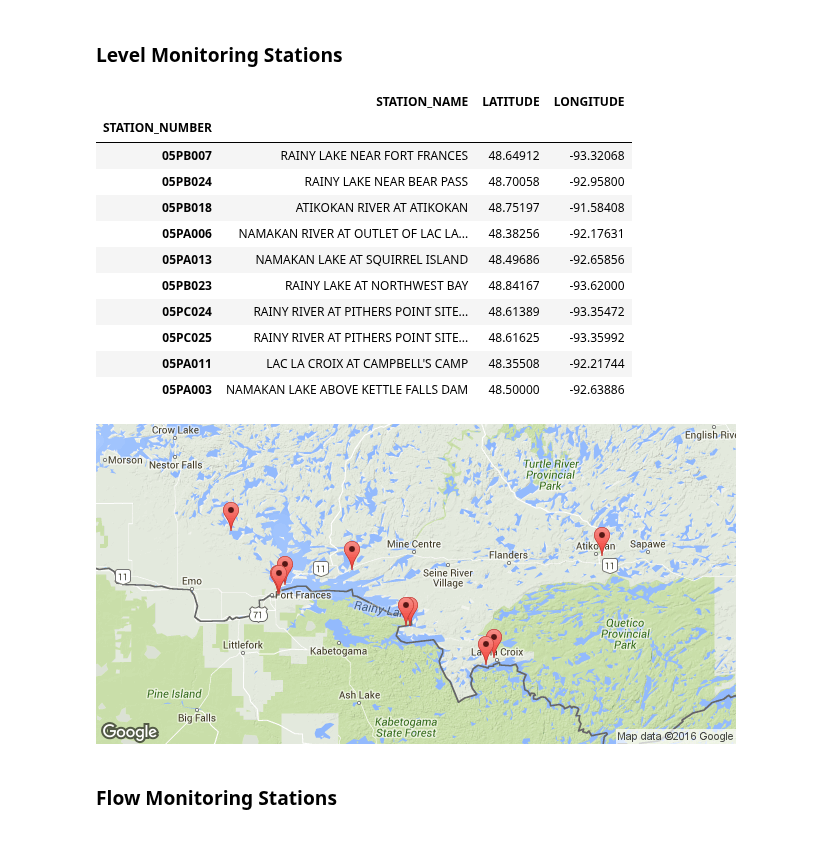
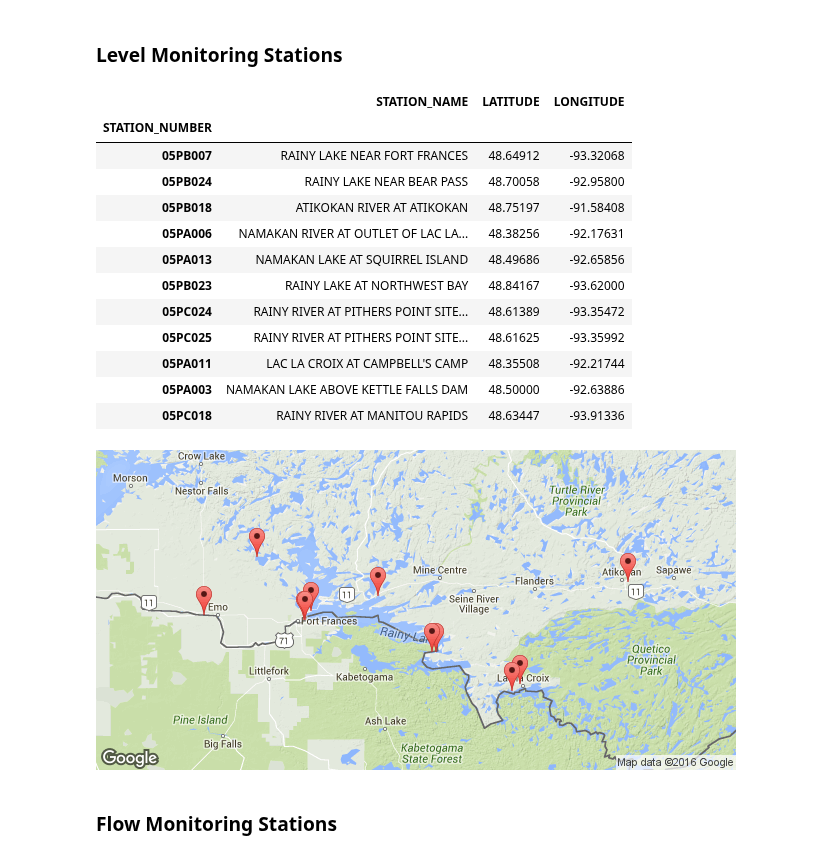
Before and after one commit to kmcgarry7/Rainy-Lake-Hydrology, a Jupyter notebook: notebooks/Water_Survey_of_Canada.ipynb, the cells around one changed output. Saved outputs shown, nothing was run; the diff lists cells and outputs as text; code cells hidden in the pictures.

Commit message:
Add Manitou rapids to the list of cached flow and level data

```diff
--- a/notebooks/Water_Survey_of_Canada.ipynb
+++ b/notebooks/Water_Survey_of_Canada.ipynb
@@ -108,23 +101,24 @@ def mapWSC(stationList):
 ### Level Monitoring Stations
 # %%
 levelStations = ['05PB007','05PB024','05PB018','05PA006','05PA013', \
-               '05PB023','05PC024','05PC025','05PA011','05PA003']
+               '05PB023','05PC024','05PC025','05PA011','05PA003','05PC018']
 
 mapWSC(levelStations)
 # %% [output]
 |  | STATION_NAME | LATITUDE | LONGITUDE |
 | STATION_NUMBER |  |  |  |
 | 05PB007 | RAINY LAKE NEAR FORT FRANCES | 48.64912 | -93.32068 |
 | 05PB024 | RAINY LAKE NEAR BEAR PASS | 48.70058 | -92.95800 |
 | 05PB018 | ATIKOKAN RIVER AT ATIKOKAN | 48.75197 | -91.58408 |
 | 05PA006 | NAMAKAN RIVER AT OUTLET OF LAC LA... | 48.38256 | -92.17631 |
 | 05PA013 | NAMAKAN LAKE AT SQUIRREL ISLAND | 48.49686 | -92.65856 |
 | 05PB023 | RAINY LAKE AT NORTHWEST BAY | 48.84167 | -93.62000 |
 | 05PC024 | RAINY RIVER AT PITHERS POINT SITE... | 48.61389 | -93.35472 |
 | 05PC025 | RAINY RIVER AT PITHERS POINT SITE... | 48.61625 | -93.35992 |
 | 05PA011 | LAC LA CROIX AT CAMPBELL'S CAMP | 48.35508 | -92.21744 |
 | 05PA003 | NAMAKAN LAKE ABOVE KETTLE FALLS DAM | 48.50000 | -92.63886 |
+| 05PC018 | RAINY RIVER AT MANITOU RAPIDS | 48.63447 | -93.91336 |
-[figure, old version]
+[figure, new version]
 # %% [markdown]
 ### Flow Monitoring Stations
 # %%
```
Also changed, not shown: parts of 4 cells of this notebook, 3 other files.
